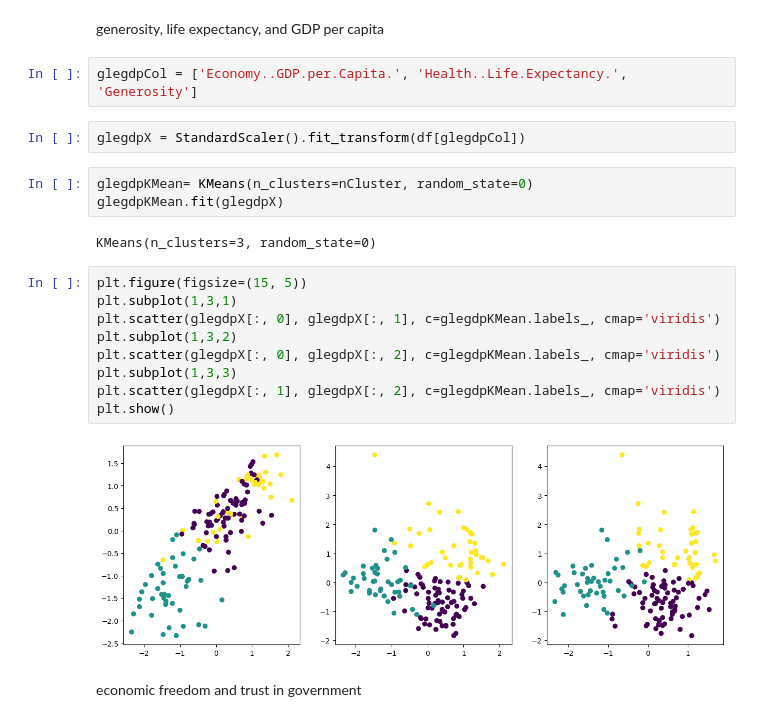
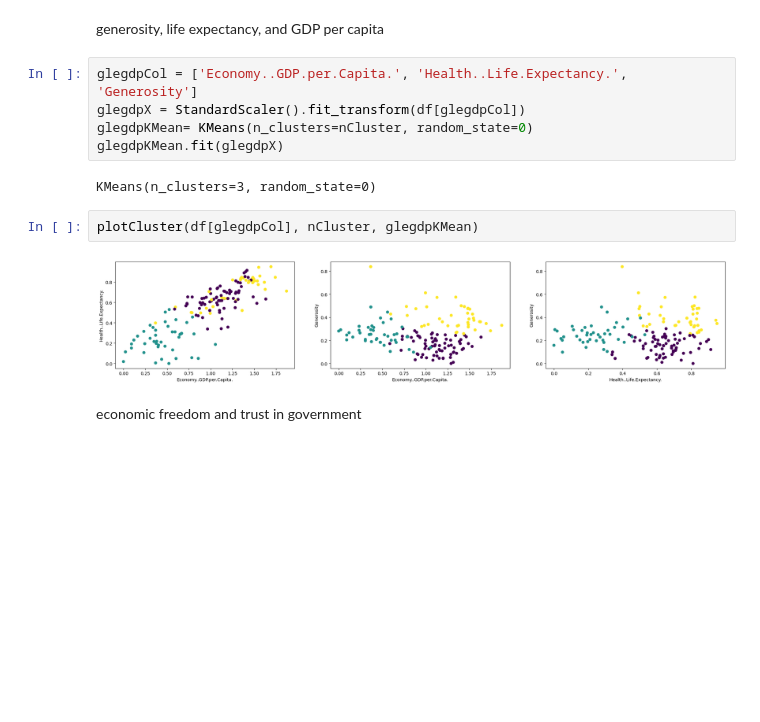
Before and after one commit to Vovegog/IBE400---Group-Project, a Jupyter notebook: Bard files(May be deleted later)/Mand_task_attempt.ipynb, the cells around one changed output. Cells and saved outputs as stored; diff of their text form; blank space fills up the shorter version.

```diff
--- a/Bard files(May be deleted later)/Mand_task_attempt.ipynb
+++ b/Bard files(May be deleted later)/Mand_task_attempt.ipynb
@@ -99,24 +74,15 @@ plt.show()
 generosity, life expectancy, and GDP per capita
 # %%
 glegdpCol = ['Economy..GDP.per.Capita.', 'Health..Life.Expectancy.', 'Generosity']
+glegdpX = StandardScaler().fit_transform(df[glegdpCol])
+glegdpKMean= KMeans(n_clusters=nCluster, random_state=0)
+glegdpKMean.fit(glegdpX)
+# %% [output]
+KMeans(n_clusters=3, random_state=0)
-# %%
-glegdpX = StandardScaler().fit_transform(df[glegdpCol])
-# %%
-glegdpKMean= KMeans(n_clusters=nCluster, random_state=0)
-glegdpKMean.fit(glegdpX)
-# %% [output]
-KMeans(n_clusters=3, random_state=0)
-# %%
-plt.figure(figsize=(15, 5))
-plt.subplot(1,3,1)
-plt.scatter(glegdpX[:, 0], glegdpX[:, 1], c=glegdpKMean.labels_, cmap='viridis')
-plt.subplot(1,3,2)
-plt.scatter(glegdpX[:, 0], glegdpX[:, 2], c=glegdpKMean.labels_, cmap='viridis')
-plt.subplot(1,3,3)
-plt.scatter(glegdpX[:, 1], glegdpX[:, 2], c=glegdpKMean.labels_, cmap='viridis')
-plt.show()
-# %% [output]
-[figure, removed]
+# %%
+plotCluster(df[glegdpCol], nCluster, glegdpKMean)
+# %% [output]
+[figure, added]
 # %% [markdown]
 economic freedom and trust in government
 # %%
```
Also changed, not shown: parts of 9 cells of this notebook, 1 other file.
